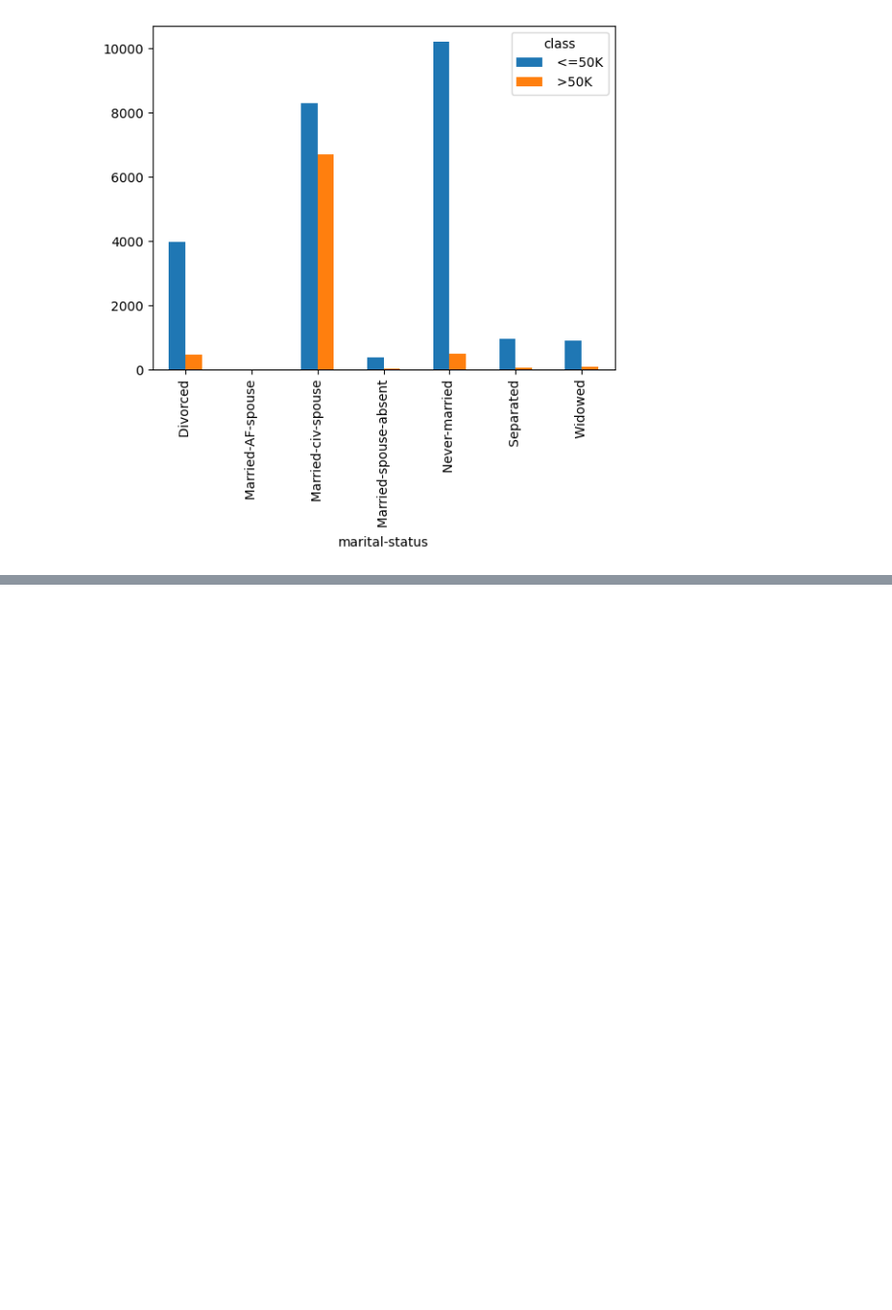
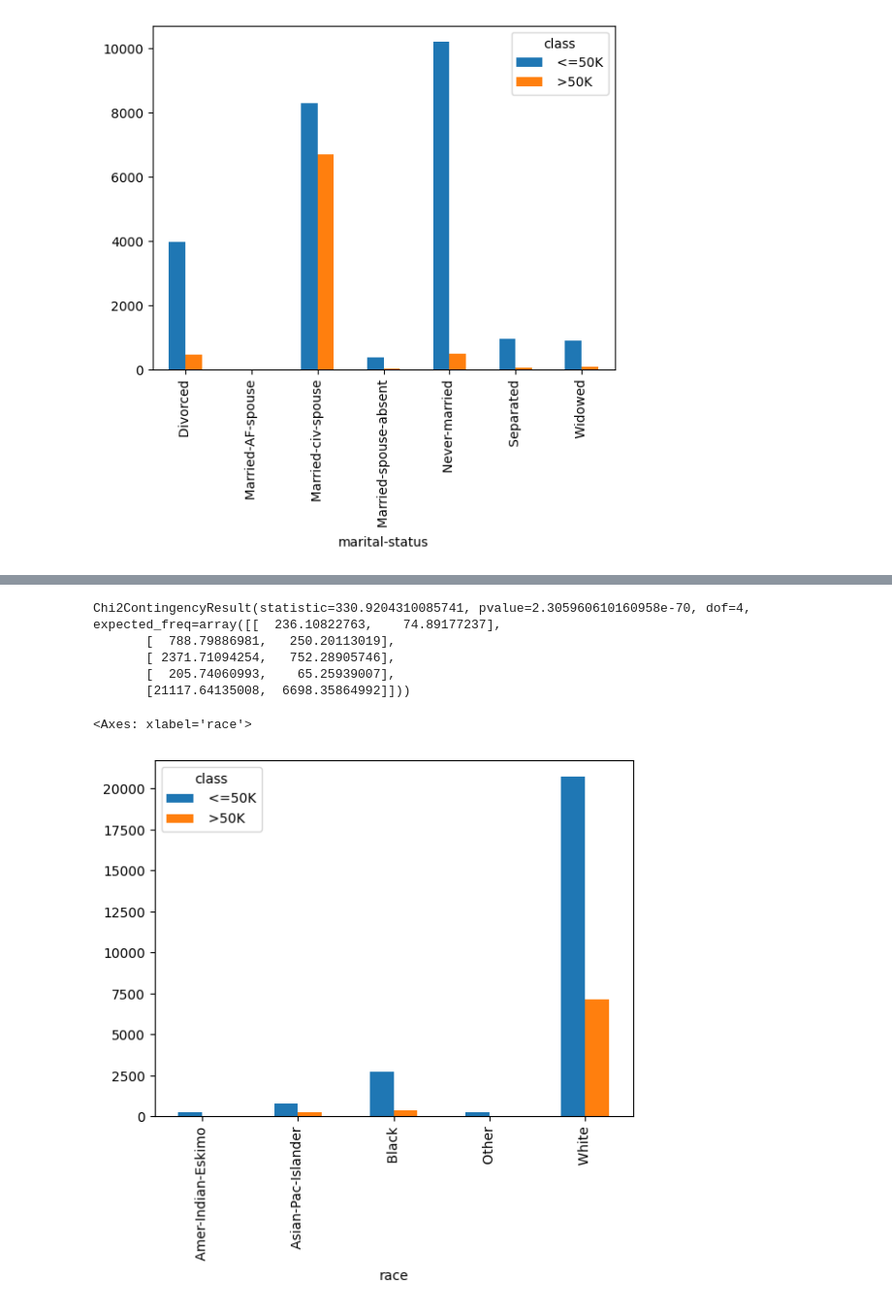
Before and after one commit to maximarbuzov/maxim, a Jupyter notebook: Untitled11.ipynb, the cells around one changed output, grey strips where cells are left out. Shown at 97% size. Drawn from its saved outputs; the diff is of its cells as text; code cells hidden in the pictures; blank space fills up the shorter version.

```diff
--- a/Untitled11.ipynb
+++ b/Untitled11.ipynb
@@ -335,3 +335,5 @@ contingency_table5.plot(kind='bar')
 # %% [output]
 <Axes: xlabel='marital-status'>
 [figure]
+# %%
+contingency_table6=pd.crosstab(data['race'],data['class'])
@@ -337,0 +350,13 @@ contingency_table5.plot(kind='bar')
+# %%
+chi2_contingency(contingency_table6)
+# %% [output]
+Chi2ContingencyResult(statistic=330.9204310085741, pvalue=2.305960610160958e-70, dof=4, expected_freq=array([[  236.10822763,    74.89177237],
+       [  788.79886981,   250.20113019],
+       [ 2371.71094254,   752.28905746],
+       [  205.74060993,    65.25939007],
+       [21117.64135008,  6698.35864992]]))
+# %%
+contingency_table6.plot(kind='bar')
+# %% [output]
+<Axes: xlabel='race'>
+[figure, added]
```
Also changed, not shown: parts of 2 cells of this notebook.
